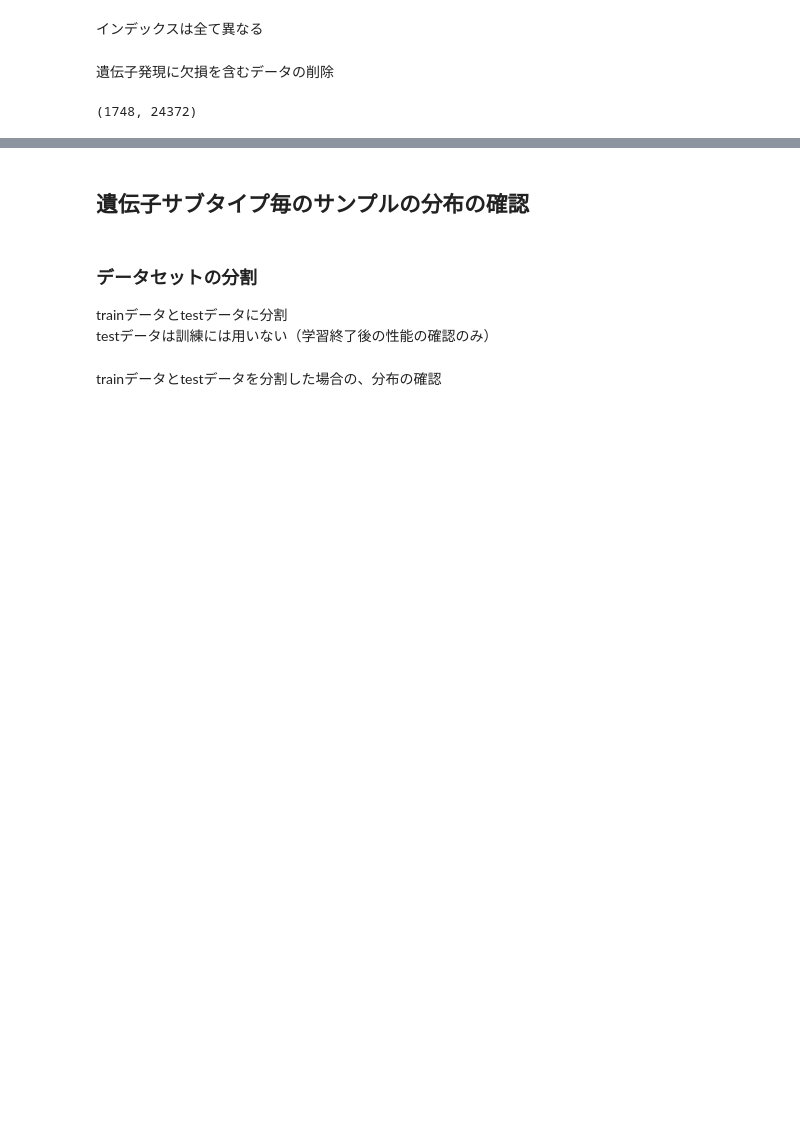
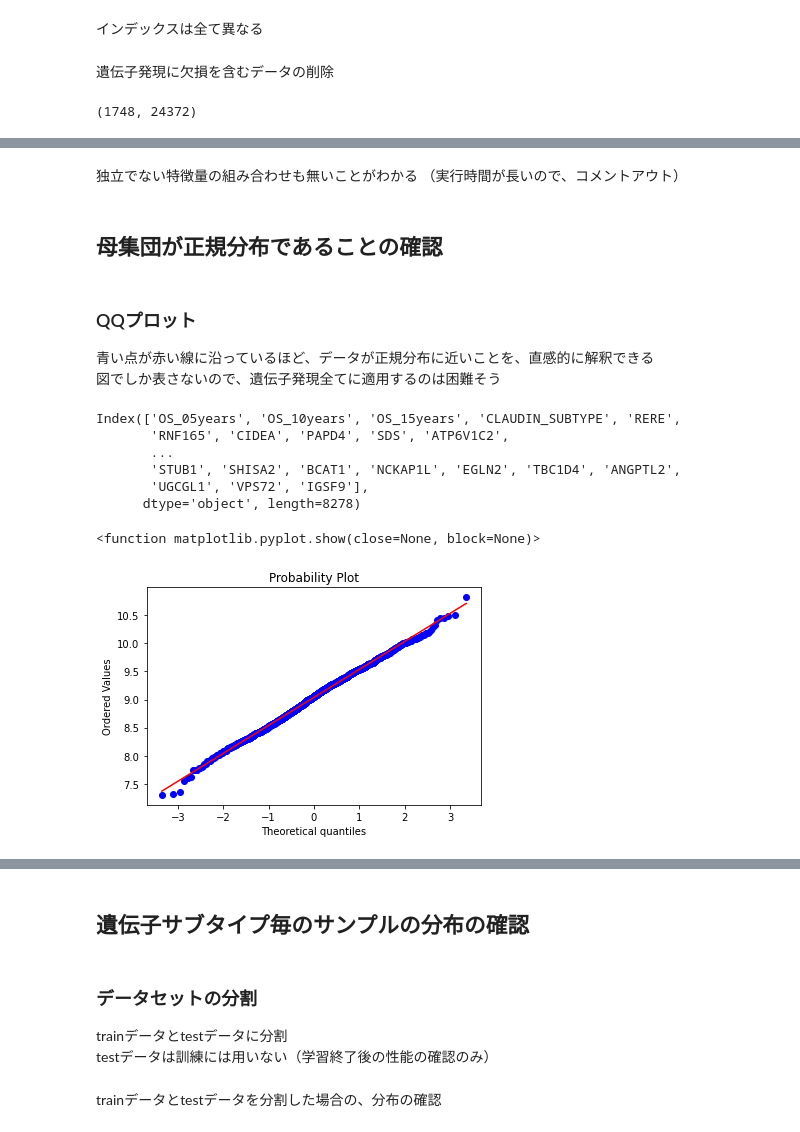
Before and after one commit to mono-clone/breast_cancer_analytics, a Jupyter notebook: notebooks/2.0.2-preprocess_prognosis_cross.ipynb, the cells around one changed output, grey strips where cells are left out. Saved outputs shown, nothing was run; the diff lists cells and outputs as text; code cells hidden in the pictures; blank space fills up the shorter version.

```diff
--- a/notebooks/2.0.2-preprocess_prognosis_cross.ipynb
+++ b/notebooks/2.0.2-preprocess_prognosis_cross.ipynb
@@ -320,0 +445,26 @@ filter method
+# %% [markdown]
+独立でない特徴量の組み合わせも無いことがわかる
+（実行時間が長いので、コメントアウト）
+# %% [markdown]
+## 母集団が正規分布であることの確認
+# %% [markdown]
+### QQプロット
+
+青い点が赤い線に沿っているほど、データが正規分布に近いことを、直感的に解釈できる
+図でしか表さないので、遺伝子発現全てに適用するのは困難そう
+# %%
+df_cross.columns
+# %% [output]
+Index(['OS_05years', 'OS_10years', 'OS_15years', 'CLAUDIN_SUBTYPE', 'RERE',
+       'RNF165', 'CIDEA', 'PAPD4', 'SDS', 'ATP6V1C2',
+       ...
+       'STUB1', 'SHISA2', 'BCAT1', 'NCKAP1L', 'EGLN2', 'TBC1D4', 'ANGPTL2',
+       'UGCGL1', 'VPS72', 'IGSF9'],
+      dtype='object', length=8278)
+# %%
+# 最初に登場している遺伝子発現"RERE"に対するQQプロット
+stats.probplot(df_cross["RERE"], dist="norm", plot=plt)
+plt.show
+# %% [output]
+<function matplotlib.pyplot.show(close=None, block=None)>
+[figure, added]
```
Also changed, not shown: parts of 36 cells of this notebook, 18 other files.
